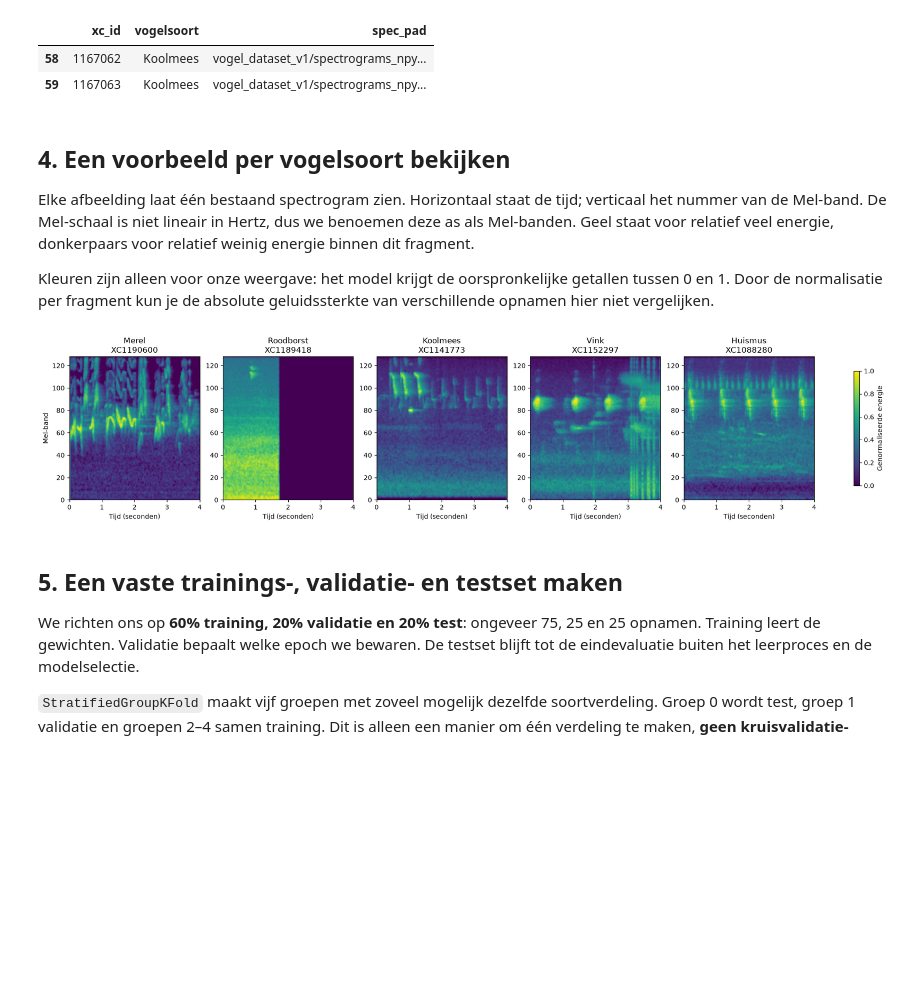
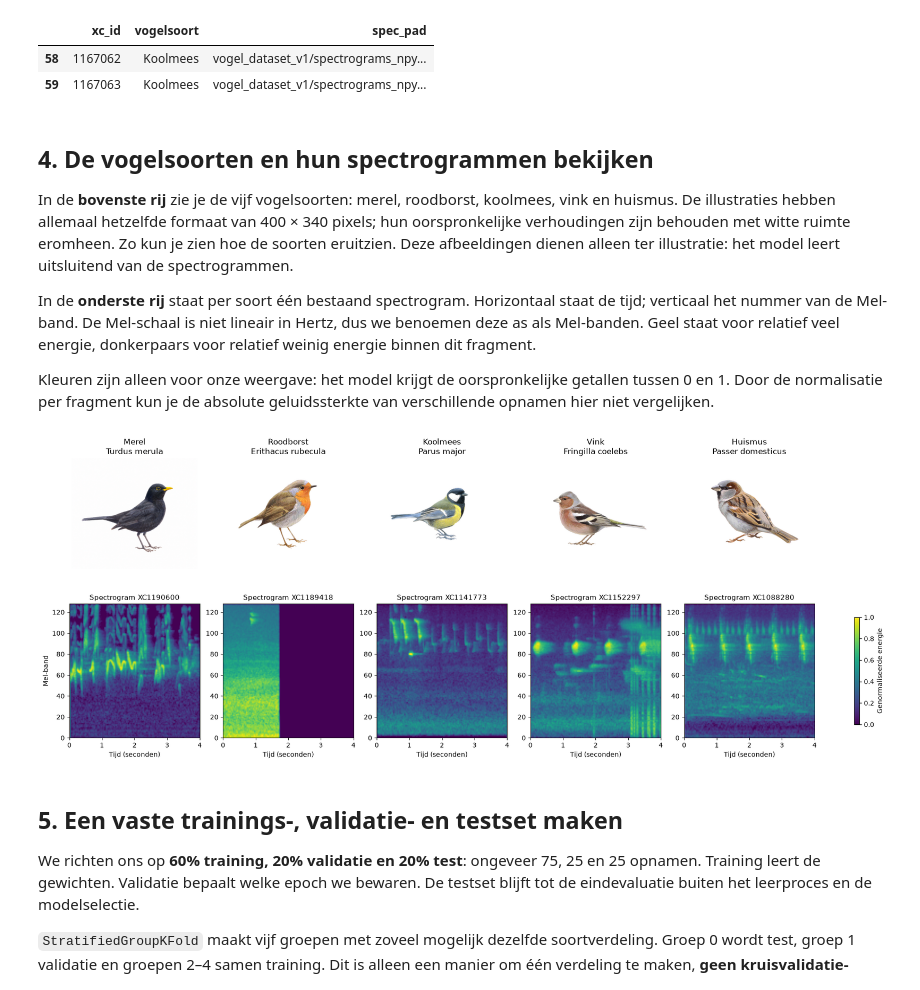
Before and after one commit to RudyFontys/dutch-bird-sounds, a Jupyter notebook: vogelgeluiden_baseline_v1.ipynb, the cells around one changed output. Cells and saved outputs as stored; diff of their text form; code cells hidden in the pictures; blank space fills up the shorter version.

Commit message:
Afbeeldingen toegevoegd aan notobook 4

```diff
--- a/vogelgeluiden_baseline_v1.ipynb
+++ b/vogelgeluiden_baseline_v1.ipynb
@@ -204,31 +200,53 @@ Unieke spectrogrammen: 124 van 125
 | 58 | 1167062 | Koolmees | vogel_dataset_v1/spectrograms_npy... |
 | 59 | 1167063 | Koolmees | vogel_dataset_v1/spectrograms_npy... |
 # %% [markdown]
-## 4. Een voorbeeld per vogelsoort bekijken
+## 4. De vogelsoorten en hun spectrogrammen bekijken
 
-Elke afbeelding laat één bestaand spectrogram zien. Horizontaal staat de tijd;
-verticaal het nummer van de Mel-band. De Mel-schaal is niet lineair in Hertz,
-dus we benoemen deze as als Mel-banden. Geel staat voor relatief veel energie,
-donkerpaars voor relatief weinig energie binnen dit fragment.
+In de **bovenste rij** zie je de vijf vogelsoorten: merel, roodborst, koolmees,
+vink en huismus. De illustraties hebben allemaal hetzelfde formaat van
+400 × 340 pixels; hun oorspronkelijke verhoudingen zijn behouden met witte
+ruimte eromheen. Zo kun je zien hoe de soorten eruitzien. Deze afbeeldingen
+dienen alleen ter illustratie: het model leert uitsluitend van de spectrogrammen.
+
+In de **onderste rij** staat per soort één bestaand spectrogram. Horizontaal
+staat de tijd; verticaal het nummer van de Mel-band. De Mel-schaal is niet
+lineair in Hertz, dus we benoemen deze as als Mel-banden. Geel staat voor
+relatief veel energie, donkerpaars voor relatief weinig energie binnen dit fragment.
 
 Kleuren zijn alleen voor onze weergave: het model krijgt de oorspronkelijke
 getallen tussen 0 en 1. Door de normalisatie per fragment kun je de absolute
 geluidssterkte van verschillende opnamen hier niet vergelijken.
 # %%
-fig, assen = plt.subplots(1, 5, figsize=(18, 4), constrained_layout=True)
-for label, ax in enumerate(assen):
+illustratiebestanden = ['merel.png', 'roodborst.png', 'koolmees.png', 'vink.png', 'mus.png']
+illustratiemap = projectmap / 'afbeeldingen' / 'notebook'
+
+fig, assen = plt.subplots(
+    2, 5, figsize=(18, 7), constrained_layout=True,
+    gridspec_kw={'height_ratios': [1.15, 1]},
+)
+for label, bestandsnaam in enumerate(illustratiebestanden):
+    vogelpad = illustratiemap / bestandsnaam
+    if not vogelpad.is_file():
+        raise FileNotFoundError(f'Vogelillustratie ontbreekt: {vogelpad}')
+    assen[0, label].imshow(plt.imread(vogelpad))
+    assen[0, label].set_title(
+        f'{soortnamen[label]}\n{wetenschappelijke_namen[label]}', fontsize=12,
+    )
+    assen[0, label].axis('off')
+
     index = np.flatnonzero(y == label)[0]
-    afbeelding = ax.imshow(
+    afbeelding = assen[1, label].imshow(
         X[index], origin='lower', aspect='auto', cmap='viridis',
         extent=[0, 4, 0, 128], vmin=0, vmax=1,
     )
-    ax.set_title(f'{soortnamen[label]}\nXC{df.loc[index, "xc_id"]}')
-    ax.set_xlabel('Tijd (seconden)')
-assen[0].set_ylabel('Mel-band')
-fig.colorbar(afbeelding, ax=assen, label='Genormaliseerde energie', shrink=0.8)
+    assen[1, label].set_title(f'Spectrogram XC{df.loc[index, "xc_id"]}', fontsize=11)
+    assen[1, label].set_xlabel('Tijd (seconden)')
+
+assen[1, 0].set_ylabel('Mel-band')
+fig.colorbar(afbeelding, ax=assen[1, :].tolist(), label='Genormaliseerde energie', shrink=0.8)
 plt.show()
 # %% [output]
-[figure, old version]
+[figure, new version]
 # %% [markdown]
 ## 5. Een vaste trainings-, validatie- en testset maken
 
```
Also changed, not shown: parts of 3 cells of this notebook, 12 other files.
